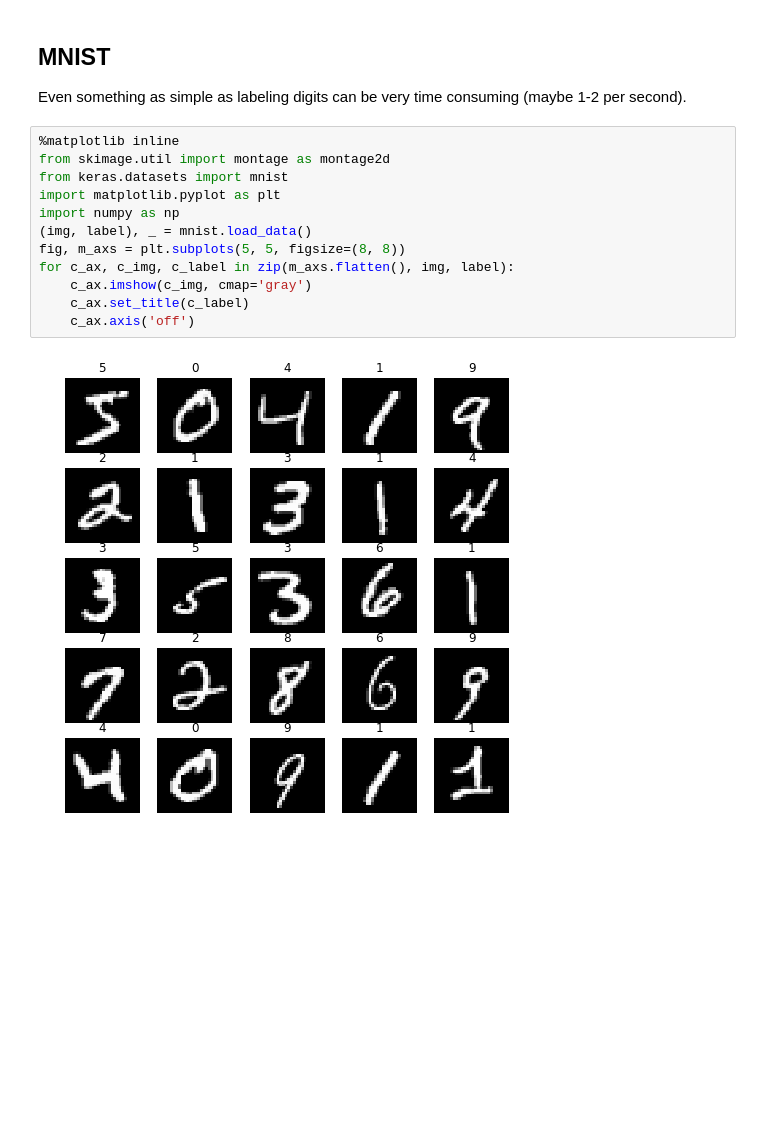
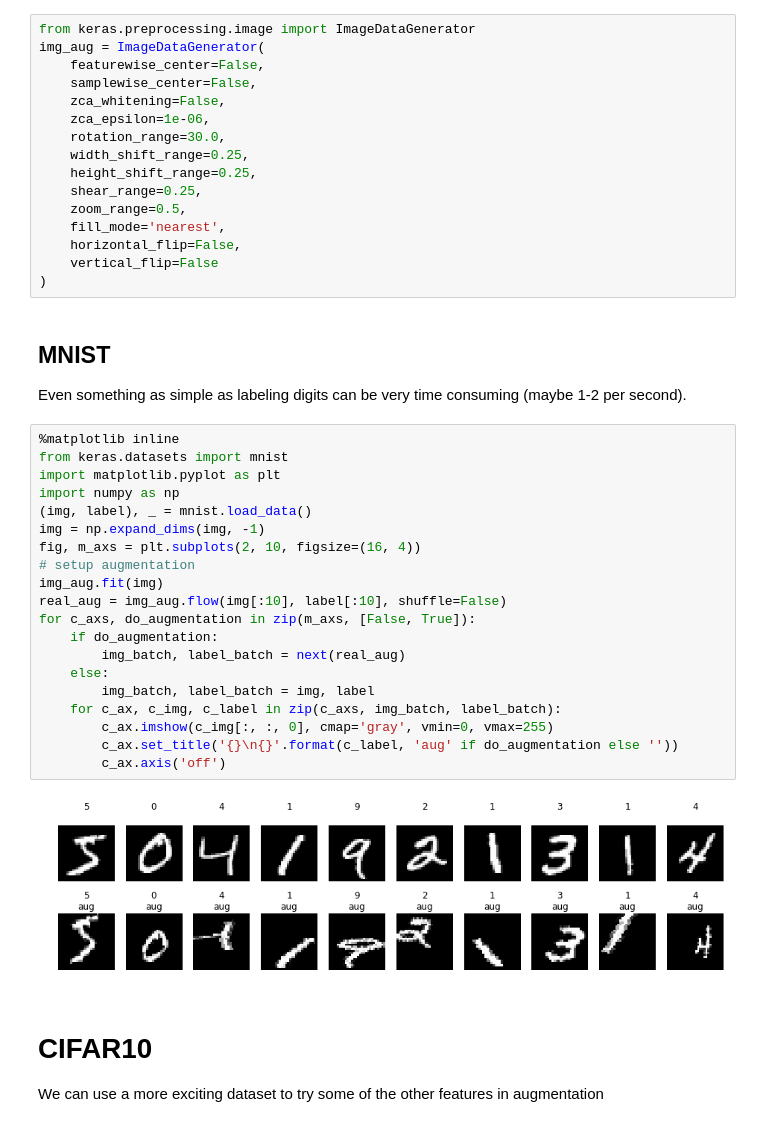
Before and after one commit to kmader/Quantitative-Big-Imaging-2019, a Jupyter notebook: Lectures/02-Datasets.ipynb, the cells around one changed output. Cells and saved outputs as stored; diff of their text form; blank space fills up the shorter version.

Commit message:
adding cifar10

```diff
--- a/Lectures/02-Datasets.ipynb
+++ b/Lectures/02-Datasets.ipynb
@@ -245,17 +245,44 @@ img_aug = ImageDataGenerator()
+# %%
+from keras.preprocessing.image import ImageDataGenerator
+img_aug = ImageDataGenerator(
+    featurewise_center=False,
+    samplewise_center=False,
+    zca_whitening=False,
+    zca_epsilon=1e-06,
+    rotation_range=30.0,
+    width_shift_range=0.25,
+    height_shift_range=0.25,
+    shear_range=0.25,
+    zoom_range=0.5,
+    fill_mode='nearest',
+    horizontal_flip=False,
+    vertical_flip=False
+)
 # %% [markdown]
 ## MNIST
 Even something as simple as labeling digits can be very time consuming (maybe 1-2 per second).
 # %%
 %matplotlib inline
-from skimage.util import montage as montage2d
 from keras.datasets import mnist
 import matplotlib.pyplot as plt
 import numpy as np
 (img, label), _ = mnist.load_data()
-fig, m_axs = plt.subplots(5, 5, figsize=(8, 8))
-for c_ax, c_img, c_label in zip(m_axs.flatten(), img, label):
-    c_ax.imshow(c_img, cmap='gray')
-    c_ax.set_title(c_label)
-    c_ax.axis('off')
+img = np.expand_dims(img, -1)
+fig, m_axs = plt.subplots(2, 10, figsize=(16, 4))
+# setup augmentation
+img_aug.fit(img)
+real_aug = img_aug.flow(img[:10], label[:10], shuffle=False)
+for c_axs, do_augmentation in zip(m_axs, [False, True]):
+    if do_augmentation:
+        img_batch, label_batch = next(real_aug)
+    else:
+        img_batch, label_batch = img, label
+    for c_ax, c_img, c_label in zip(c_axs, img_batch, label_batch):
+        c_ax.imshow(c_img[:, :, 0], cmap='gray', vmin=0, vmax=255)
+        c_ax.set_title('{}\n{}'.format(c_label, 'aug' if do_augmentation else ''))
+        c_ax.axis('off')
 # %% [output]
-[figure, old version]
+[figure, new version]
+# %% [markdown]
+# CIFAR10
+We can use a more exciting dataset to try some of the other features in augmentation
```
Also changed, not shown: parts of 5 cells of this notebook.
